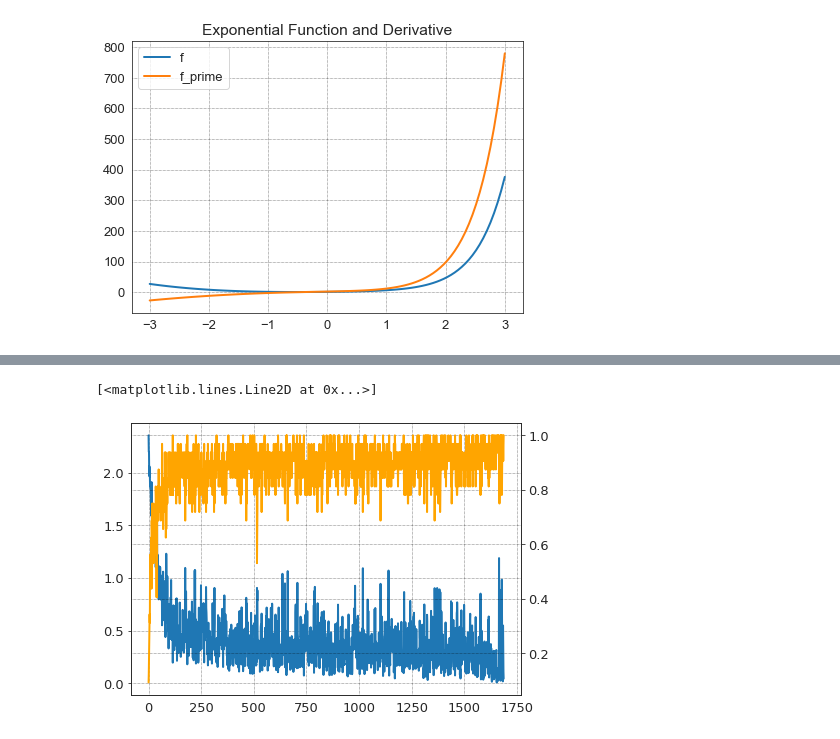
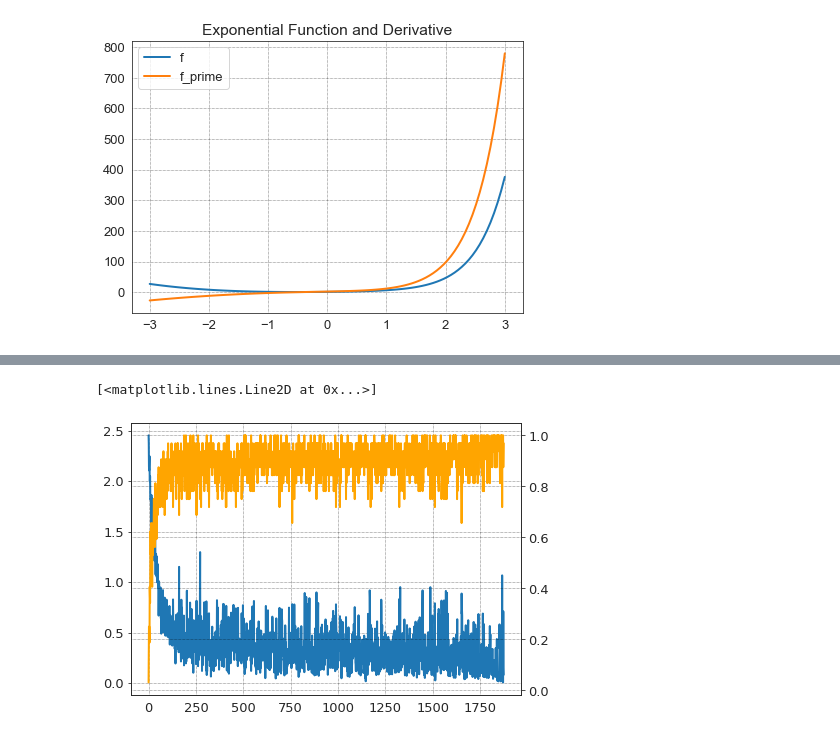
Before and after one commit to derekdhuynh/scratchnn, a Jupyter notebook: notebooks/01_mnist_mlp.ipynb, the cells around one changed output, grey strips where cells are left out. Cells and saved outputs as stored; diff of their text form; code cells hidden in the pictures.

```diff
--- a/notebooks/01_mnist_mlp.ipynb
+++ b/notebooks/01_mnist_mlp.ipynb
@@ -59,10 +62,8 @@ np.set_printoptions(suppress=True)
 # %%
 # PLotting each of the ten digits
 (X_train, y_train), (X_test, y_test) = keras.datasets.mnist.load_data()
-X_val = X_train[:6000] / 255.
-y_val = y_train[:6000]
-X_train = X_train[6000:] / 255.
-y_train = y_train[6000:]
+X_train = (X_train / 255.).astype(np.float32)
+y_train = y_train
 
 fig, axes = plt.subplots(2, 5)
 axes = axes.ravel()
@@ -427,16 +435,13 @@ def batch_dset(X, y, batch_size=32):
 input_shape = 784
 
 y_one_hot = OneHotEncoder().fit_transform(y_train)
-X_i = X_train[0].reshape(1, 784).astype('float32')
-y_i = y_one_hot[np.newaxis, 0]
 X_train_flat = X_train.reshape(-1,784)
 
-needit = 0
-def two_layer_nn(x, y, alpha=0.0001, epochs=20, batch_size=32):
+def two_layer_nn(x, y, alpha=0.0001, epochs=20, batch_size=32, random_state=None):
     # Init layers and weights
-    w1, b1 = he_normal([784, 128], random_state=42), np.zeros(128)
-    w2, b2 = he_normal([128, 64], random_state=42), np.zeros(64)
-    w3, b3 = he_normal([64, 10], random_state=42), np.zeros(10)
+    w1, b1 = he_normal([784, 128], random_state=random_state), np.zeros(128)
+    w2, b2 = he_normal([128, 64], random_state=random_state), np.zeros(64)
+    w3, b3 = he_normal([64, 10], random_state=random_state), np.zeros(10)
 
     m = x.shape[0]
     steps = np.ceil(m / batch_size).astype(int)
@@ -466,8 +471,7 @@ def two_layer_nn(x, y, alpha=0.0001, epochs=20, batch_size=32):
 
             p3 = a2 @ w3
             s3 = p3 + b3
-            # Exp to get softmax normalized probs
-            a3 = s3 - logsumexp(s3).reshape(-1, 1)
+            a3 = s3 - logsumexp(s3).reshape(-1, 1) # logits
 
             probs = np.exp(a3)
             preds = np.argmax(probs, axis=1)
@@ -476,74 +480,52 @@ def two_layer_nn(x, y, alpha=0.0001, epochs=20, batch_size=32):
             # Equivalent to the cross entropy loss, calculating from logits instead
             current_loss = ((-y_batch) * a3).mean() * 10
             total_loss += current_loss
-            mean_loss = total_loss * (1/step)
+            mean_loss = '{:.4f}'.format(total_loss * (1/step))
 
+
+            # Accuracy metrics, keep total correct and divide by total examples seen
             current_correct = (preds == y_cat).sum()
             total_correct += current_correct
             current_examples = ((step-1)*batch_size+y_batch.shape[0])
-            mean_accuracy = total_correct/current_examples
+            mean_accuracy = '{:.4f}'.format(total_correct/current_examples)
 
-            #loss_plot.append(mean_loss)
-            #accuracy_plot.append(mean_accuracy)
-
+            # For learning plot
             loss_plot.append(current_loss)
             accuracy_plot.append(current_correct/y_batch.shape[0])
             pbar.set_postfix({'Loss' : mean_loss, 'Accuracy': mean_accuracy})
 
-            # Sanity checking loss
-            #cce = keras.losses.CategoricalCrossentropy()
-            #keras_loss = cce(y_batch, a3_).numpy()
-            #tf_loss = tf.nn.softmax_cross_entropy_with_logits(y_batch, a3).numpy().mean()
-
             # Backpropagating gradients
             grad_y_batch = (-y_batch) / y_batch.shape[0]
-            # dx_LogSoftmax
+
+            # grad_a3 --> dx_LogSoftmax
             grad_a3 = grad_y_batch - probs * grad_y_batch.sum(axis=1).reshape(-1, 1)
-            grad_s3 = grad_a3
-            #print(s3.shape, grad_s3.shape)
-            grad_b3 = grad_s3.sum(axis=0).ravel()
-            #print(b3.shape, grad_b3.shape)
-            grad_p3 = grad_s3
-            #print(p3.shape, grad_p3.shape)
-            grad_w3 = a2.T @ grad_p3
-            #print(w3.shape, grad_w3.shape)
-            grad_a2 = grad_p3 @ w3.T
-            #print(a2.shape, grad_a2.shape, grad_p3.shape, w3.shape)
-            grad_s2 = grad_a2
-            #print(s2.shape, grad_s2.shape)
-            grad_b2 = grad_s2.sum(axis=0).ravel()
-            #print(b2.shape, grad_b2.shape)
-            grad_p2 = grad_s2
-            #print(p2.shape, grad_p2.shape)
-            grad_w2 = a1.T @ grad_p2
-            #print(w2.shape, grad_w2.shape)
-            grad_a1 = grad_p2 @ w2.T
-            #print(a1.shape, grad_a1.shape)
-            grad_s1 = grad_a1
-            #print(s1.shape, grad_s1.shape)
-            grad_b1 = grad_s1.sum(axis=0).ravel()
-            #print(b1.shape, grad_b1.shape)
-            grad_p1 = grad_s1
-            #print(p1.shape, grad_p1.shape)
-            grad_w1 = X_batch.T @ grad_p1
-            #print(w1.shape, grad_w1.shape)
+            grad_b3 = grad_a3.sum(axis=0).ravel()
+            grad_w3 = a2.T @ grad_a3
+
+            grad_a2 = grad_a3 @ w3.T
+            grad_b2 = grad_a2.sum(axis=0).ravel()
+            grad_w2 = a1.T @ grad_a2
+
+            grad_a1 = grad_a2 @ w2.T
+            grad_b1 = grad_a1.sum(axis=0).ravel()
+            grad_w1 = X_batch.T @ grad_a1
 
             # GD Step
             w1 -= alpha * grad_w1
             w2 -= alpha * grad_w2
             w3 -= alpha * grad_w3
 
             b1 -= alpha * grad_b1
             b2 -= alpha * grad_b2
             b3 -= alpha * grad_b3
 
     return loss_plot, accuracy_plot
 
 # Ensure it works with batches
-loss, accuracy = two_layer_nn(X_train_flat, y_one_hot, epochs=1, alpha=0.05)
+loss, accuracy = two_layer_nn(X_train_flat, y_one_hot, epochs=1, alpha=0.05, random_state=10)
 plt.plot(loss)
 plt.twinx()
 plt.plot(accuracy, color='orange')
 # %% [output]
 [<matplotlib.lines.Line2D at 0x...>]
-[figure, old version]
+[figure, new version]
```
Also changed, not shown: parts of 4 cells of this notebook.
